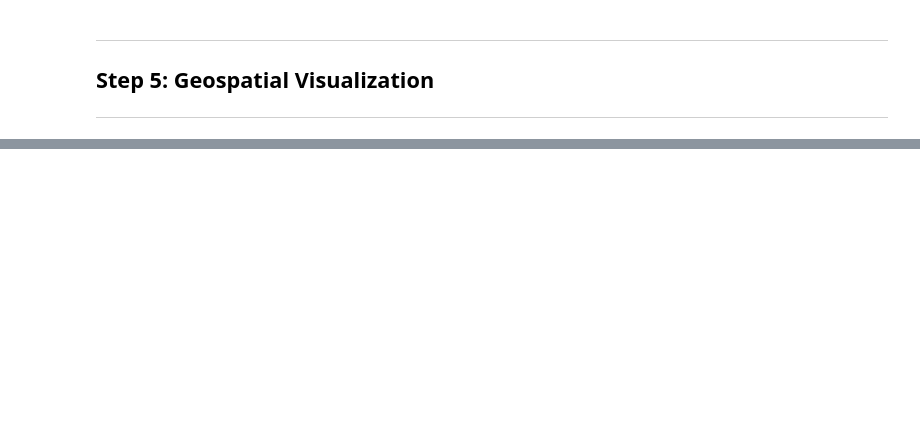
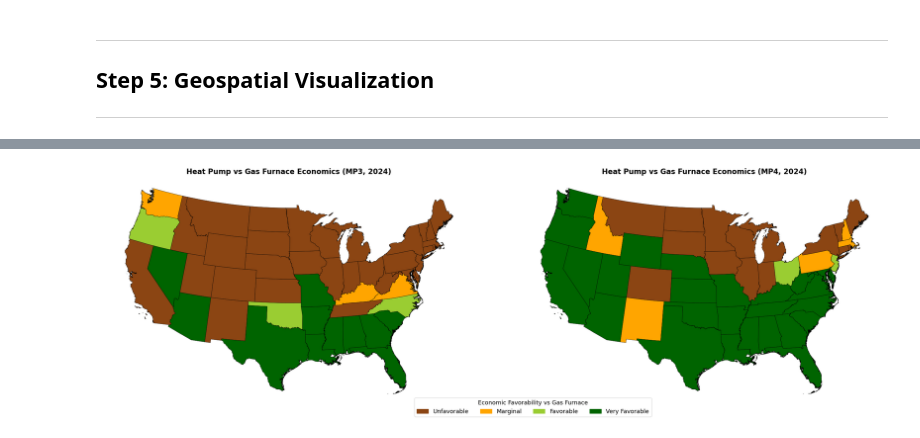
Before and after one commit to jordan-joseph126/cmu-tare-model, a Jupyter notebook: cmu_tare_model/adoption_kpis/calculate_preTARE_am_kpis_sparkGap_COP.ipynb, the cells around one changed output, grey strips where cells are left out. Drawn from its saved outputs; the diff is of its cells as text; code cells hidden in the pictures; blank space fills up the shorter version.

```diff
--- a/cmu_tare_model/adoption_kpis/calculate_preTARE_am_kpis_sparkGap_COP.ipynb
+++ b/cmu_tare_model/adoption_kpis/calculate_preTARE_am_kpis_sparkGap_COP.ipynb
@@ -404,0 +440,84 @@ print(df_display[[
+# %%
+import matplotlib.patches as mpatches
+from matplotlib.colors import ListedColormap, BoundaryNorm
+
+if gdf_states_raw is not None:
+    # ---- Build per-MP DataFrames with category codes ----
+    cat_colors = ['#8B4513', '#FFA500', '#9ACD32', '#006400']
+    cat_labels = ['Unfavorable', 'Marginal', 'Favorable', 'Very Favorable']
+    cmap_cat = ListedColormap(cat_colors)
+    norm_cat = BoundaryNorm([-0.5, 0.5, 1.5, 2.5, 3.5], cmap_cat.N)
+
+    category_data = {}
+    for mp in selected_mps:
+        df = breakeven_results[mp].copy()
+        df['thermal_cop'] = (
+            cop_results[mp].set_index('state')['thermal_cop']
+            .reindex(df['state'].values).values
+        )
+        conditions = [
+            df['thermal_cop'] > df['breakeven_cop_95'],
+            df['thermal_cop'] > df['breakeven_cop_90'],
+            df['thermal_cop'] > df['breakeven_cop_80'],
+        ]
+        df['be_category'] = np.select(conditions, [3, 2, 1], default=0)
+        category_data[mp] = df
+        counts = df['be_category'].value_counts().sort_index()
+        print(f"MP{mp} category counts:")
+        for val, label in enumerate(cat_labels):
+            print(f"  {label}: {counts.get(val, 0)} states")
+
+    # ---- Combined categorical map, shared colormap ----
+    n = len(selected_mps)
+    fig = plt.figure(figsize=(14 * n, 8), facecolor='white')
+    panel_w = 0.88 / n
+    gap = 0.02
+
+    for i, mp in enumerate(selected_mps):
+        x0 = 0.02 + i * (panel_w + gap)
+        w = panel_w - gap
+
+        ax_main = fig.add_axes([x0, 0.06, w, 0.88])
+        ax_ak   = fig.add_axes([x0, 0.06, w * 0.27, 0.26])
+
+        plot_kw = dict(
+            column='be_category', cmap=cmap_cat, norm=norm_cat,
+            edgecolor='black', linewidth=0.5, legend=False,
+        )
+        _, gdf_conus, gdf_alaska = prepare_state_geodataframe(
+            gdf_states_raw, category_data[mp], merge_col='state'
+        )
+        gdf_conus.plot(ax=ax_main, **plot_kw)
+        ax_main.set_axis_off()
+        ax_main.set_title(
+            f'Heat Pump vs Gas Furnace Economics (MP{mp}, 2024)',
+            fontsize=16, fontweight='bold', pad=8,
+        )
+        if not gdf_alaska.empty:
+            gdf_alaska.plot(ax=ax_ak, **plot_kw)
+        ax_ak.set_axis_off()
+
+    # Shared categorical legend
+    patches = [
+        mpatches.Patch(color=cat_colors[i], label=cat_labels[i])
+        for i in range(4)
+    ]
+    fig.legend(
+        handles=patches, loc='lower center', ncol=4, fontsize=13,
+        title='Economic Favorability vs Gas Furnace', title_fontsize=13,
+        bbox_to_anchor=(0.5, 0.0),
+    )
+
+    if SAVE_FIGURES:
+        for mp in selected_mps:
+            out_path = os.path.join(
+                PROJECT_ROOT, f'state_breakeven_categorical_mp{mp}_2024.png'
+            )
+            fig.savefig(out_path, dpi=600, bbox_inches='tight', facecolor='white')
+            print(f"  Saved: {out_path}")
+
+    plt.show()
+    print("[OK] Categorical break-even map generated")
+else:
+    print("[WARN] Maps skipped — no geodataframe available")
+# %% [output]
@@ -404,0 +534 @@ print(df_display[[
+[figure, added]
```
Also changed, not shown: parts of 12 cells of this notebook, 12 other files.
